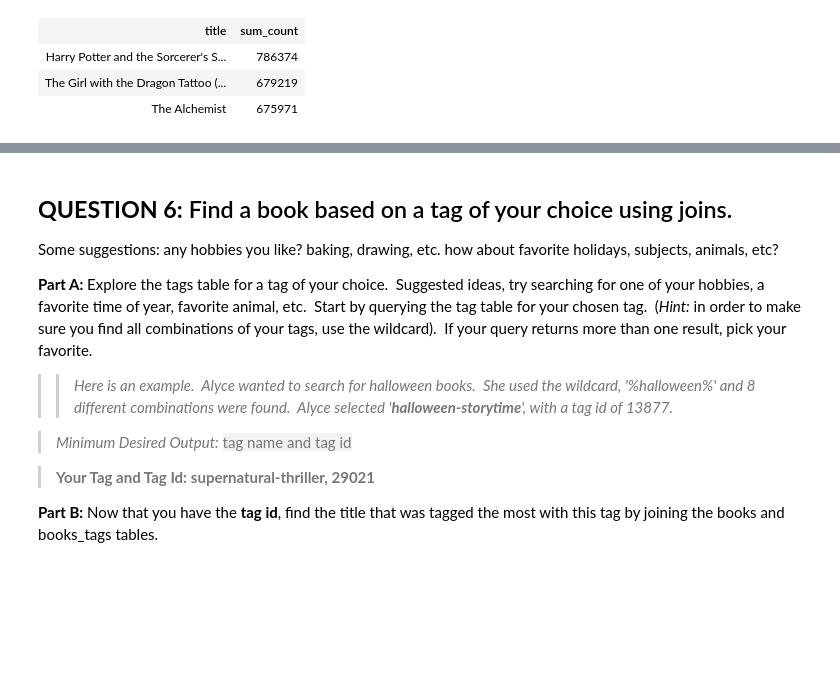
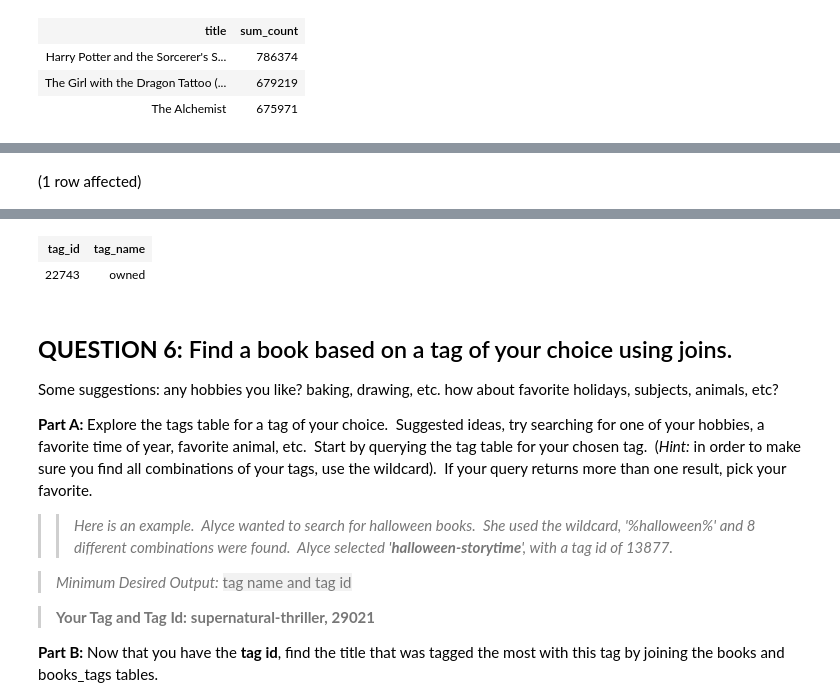
Before and after one commit to RachelKathryn/SQL-Part-3-Exercises, a Jupyter notebook: SQL-Part-3-Exercises/Notebook-1.ipynb, the cells around one changed output, grey strips where cells are left out. Drawn from its saved outputs; the diff is of its cells as text; code cells hidden in the pictures; blank space fills up the shorter version.

```diff
--- a/SQL-Part-3-Exercises/Notebook-1.ipynb
+++ b/SQL-Part-3-Exercises/Notebook-1.ipynb
@@ -256,0 +272,6 @@ Total execution time: 00:00:00.044
+# %%
+SELECT tag_id, tag_name
+FROM BooksDB.dbo.tags
+WHERE tag_id = 22743
+# %% [output]
+(1 row affected)
@@ -257,3 +279,5 @@ Total execution time: 00:00:00.044
+| tag_id | tag_name |
+| 22743 | owned |
 # %% [markdown]
 ## **QUESTION 6:** Find a book based on a tag of your choice using joins.
 
```
Also changed, not shown: parts of 3 cells of this notebook.
